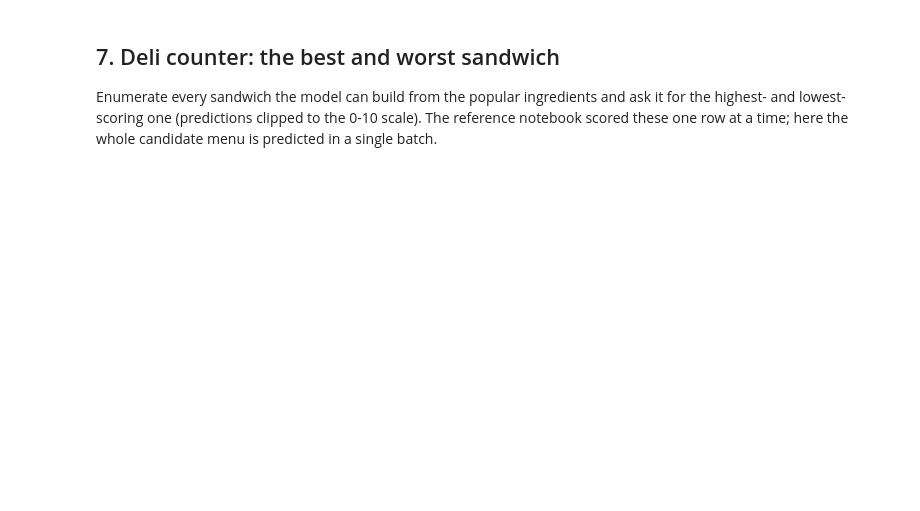
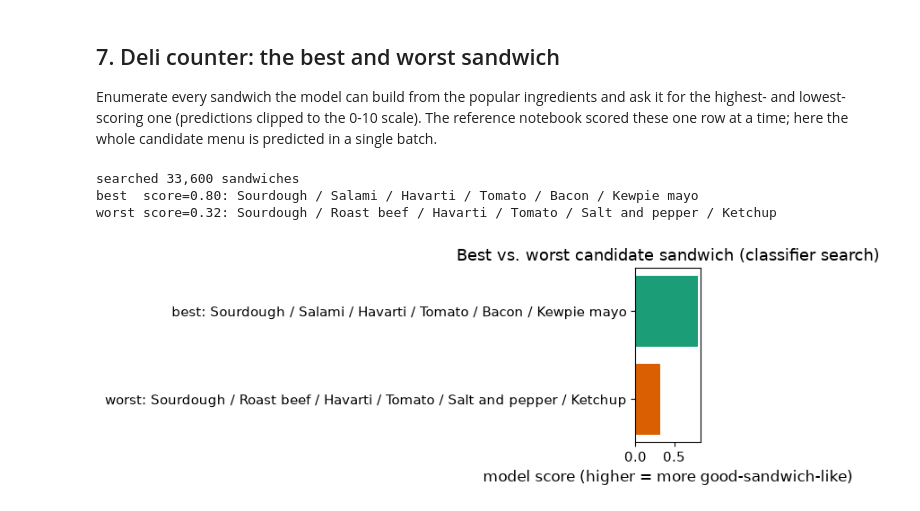
Before and after one commit to jackievaleri/negative_ml, a Jupyter notebook: notebooks/03_sandwiches_eda.ipynb, the cells around one changed output. Drawn from its saved outputs; the diff is of its cells as text; code cells hidden in the pictures; blank space fills up the shorter version.

```diff
--- a/notebooks/03_sandwiches_eda.ipynb
+++ b/notebooks/03_sandwiches_eda.ipynb
@@ -122,23 +196,35 @@ Enumerate every sandwich the model can build from the popular ingredients and as
 lowest-scoring one (predictions clipped to the 0-10 scale). The reference notebook scored these one row at a time;
 here the whole candidate menu is predicted in a single batch.
 # %%
+# plot_best_worst_sandwich was retired along with the regressor; draw the two
+# bars directly instead (scores are the classifier's positive_scores, not
+# calibrated probabilities).
 value_lists = [frequent[col] for col in sandwiches.INGREDIENT_COLS]
 candidates = pd.DataFrame(
     list(product(*value_lists)), columns=sandwiches.INGREDIENT_COLS
 )
-X_cand, _ = sandwiches.encode_ingredients(candidates, feature_names=ds.feature_names)
-scores = np.clip(full.predict(X_cand), *SANDWICH_RATING_RANGE)
+X_cand, _ = sandwiches.encode_ingredients(candidates, feature_names=cds.feature_names)
+scores = positive_scores(model, X_cand)
 
 best, worst = int(scores.argmax()), int(scores.argmin())
 best_label = " / ".join(candidates.iloc[best])
 worst_label = " / ".join(candidates.iloc[worst])
 print(f"searched {len(candidates):,} sandwiches")
-print(f"best  {scores[best]:.2f}: {best_label}")
-print(f"worst {scores[worst]:.2f}: {worst_label}")
+print(f"best  score={scores[best]:.2f}: {best_label}")
+print(f"worst score={scores[worst]:.2f}: {worst_label}")
 
 fig, ax = plt.subplots(figsize=(7, 3))
-viz.plot_best_worst_sandwich(
-    best_label, float(scores[best]), worst_label, float(scores[worst]), ax
+ax.barh(
+    [f"worst: {worst_label}", f"best: {best_label}"],
+    [scores[worst], scores[best]],
+    color=[dark2(1), dark2(0)],
 )
+ax.set_xlabel("model score (higher = more good-sandwich-like)")
+ax.set_title("Best vs. worst candidate sandwich (classifier search)")
 plt.tight_layout()
 plt.show()
+# %% [output]
+searched 33,600 sandwiches
+best  score=0.80: Sourdough / Salami / Havarti / Tomato / Bacon / Kewpie mayo
+worst score=0.32: Sourdough / Roast beef / Havarti / Tomato / Salt and pepper / Ketchup
+[figure, added]
```
Also changed, not shown: parts of 7 cells of this notebook, 2 other files.
